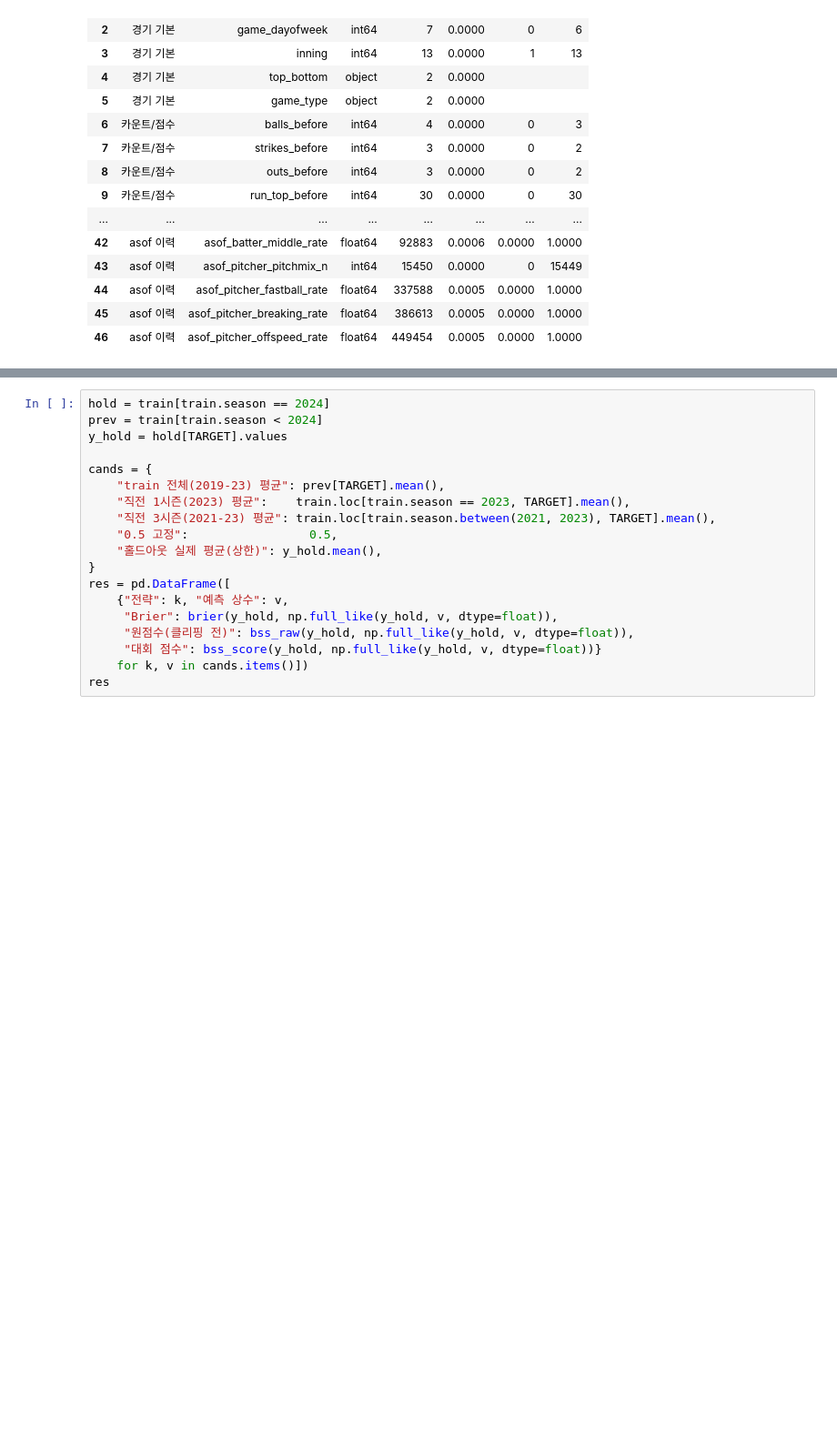
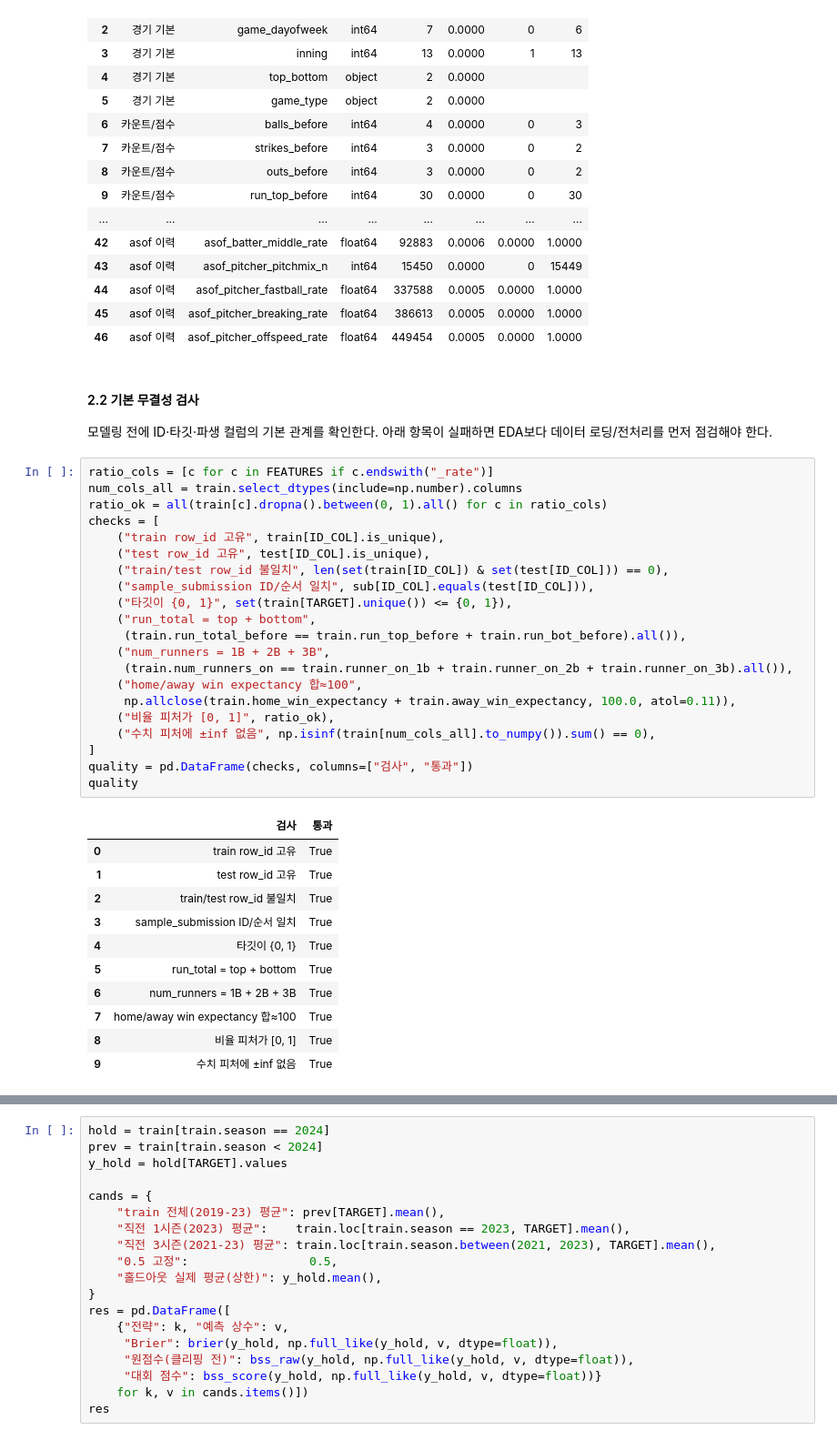
Before and after one commit to 26-BITAmin/LG_aimers_9th, a Jupyter notebook: notebooks/01_eda.ipynb, the cells around one changed output, grey strips where cells are left out. Shown at 91% size. Drawn from its saved outputs; the diff is of its cells as text; blank space fills up the shorter version.

```diff
--- a/notebooks/01_eda.ipynb
+++ b/notebooks/01_eda.ipynb
@@ -178,4 +194,41 @@ inv
 | 44 | asof 이력 | asof_pitcher_fastball_rate | float64 | 337588 | 0.0005 | 0.0000 | 1.0000 |
 | 45 | asof 이력 | asof_pitcher_breaking_rate | float64 | 386613 | 0.0005 | 0.0000 | 1.0000 |
 | 46 | asof 이력 | asof_pitcher_offspeed_rate | float64 | 449454 | 0.0005 | 0.0000 | 1.0000 |
+# %% [markdown]
+#### 2.2 기본 무결성 검사
+
+모델링 전에 ID·타깃·파생 컬럼의 기본 관계를 확인한다. 아래 항목이 실패하면 EDA보다 데이터 로딩/전처리를 먼저 점검해야 한다.
+# %%
+ratio_cols = [c for c in FEATURES if c.endswith("_rate")]
+num_cols_all = train.select_dtypes(include=np.number).columns
+ratio_ok = all(train[c].dropna().between(0, 1).all() for c in ratio_cols)
+checks = [
+    ("train row_id 고유", train[ID_COL].is_unique),
+    ("test row_id 고유", test[ID_COL].is_unique),
+    ("train/test row_id 불일치", len(set(train[ID_COL]) & set(test[ID_COL])) == 0),
+    ("sample_submission ID/순서 일치", sub[ID_COL].equals(test[ID_COL])),
+    ("타깃이 {0, 1}", set(train[TARGET].unique()) <= {0, 1}),
+    ("run_total = top + bottom",
+     (train.run_total_before == train.run_top_before + train.run_bot_before).all()),
+    ("num_runners = 1B + 2B + 3B",
+     (train.num_runners_on == train.runner_on_1b + train.runner_on_2b + train.runner_on_3b).all()),
+    ("home/away win expectancy 합≈100",
+     np.allclose(train.home_win_expectancy + train.away_win_expectancy, 100.0, atol=0.11)),
+    ("비율 피처가 [0, 1]", ratio_ok),
+    ("수치 피처에 ±inf 없음", np.isinf(train[num_cols_all].to_numpy()).sum() == 0),
+]
+quality = pd.DataFrame(checks, columns=["검사", "통과"])
+quality
+# %% [output]
+|  | 검사 | 통과 |
+| 0 | train row_id 고유 | True |
+| 1 | test row_id 고유 | True |
+| 2 | train/test row_id 불일치 | True |
+| 3 | sample_submission ID/순서 일치 | True |
+| 4 | 타깃이 {0, 1} | True |
+| 5 | run_total = top + bottom | True |
+| 6 | num_runners = 1B + 2B + 3B | True |
+| 7 | home/away win expectancy 합≈100 | True |
+| 8 | 비율 피처가 [0, 1] | True |
+| 9 | 수치 피처에 ±inf 없음 | True |
 # %% [markdown]
```
Also changed, not shown: parts of 53 cells of this notebook, 7 other files.
